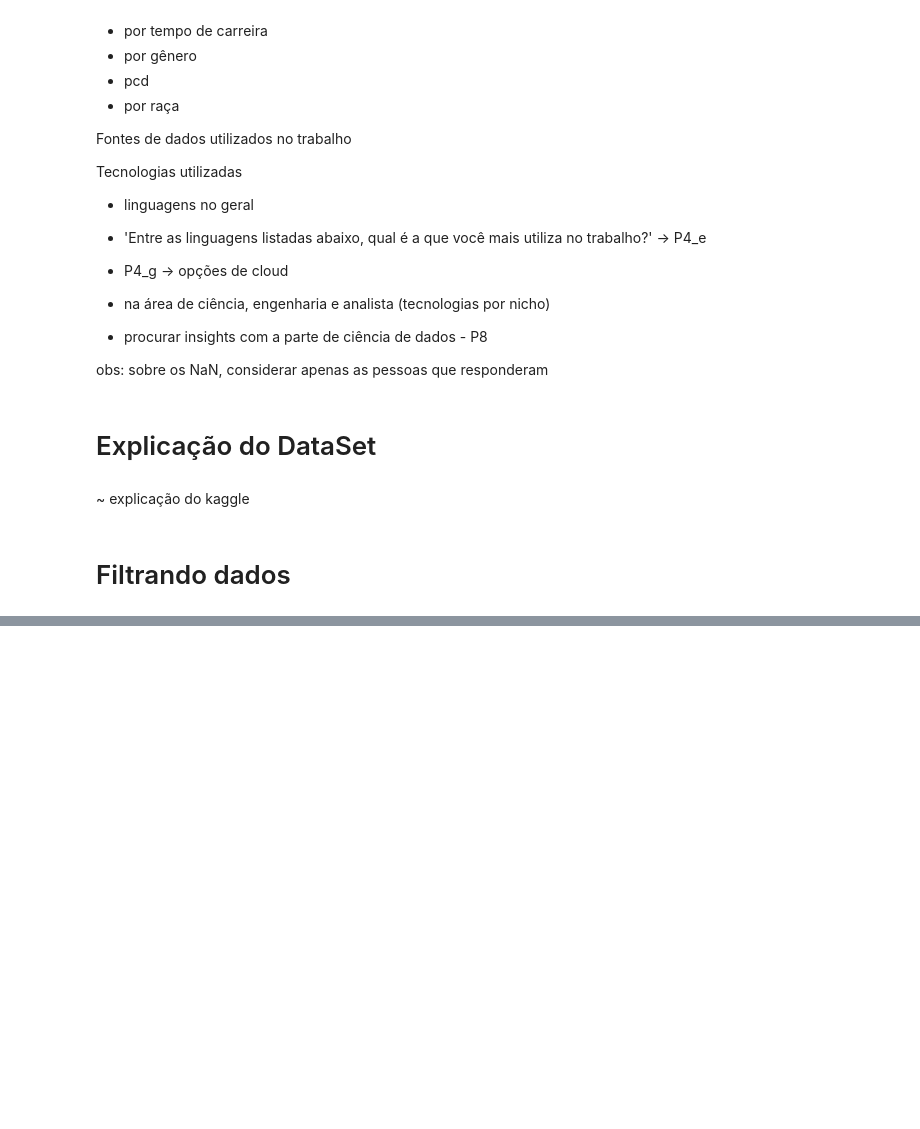
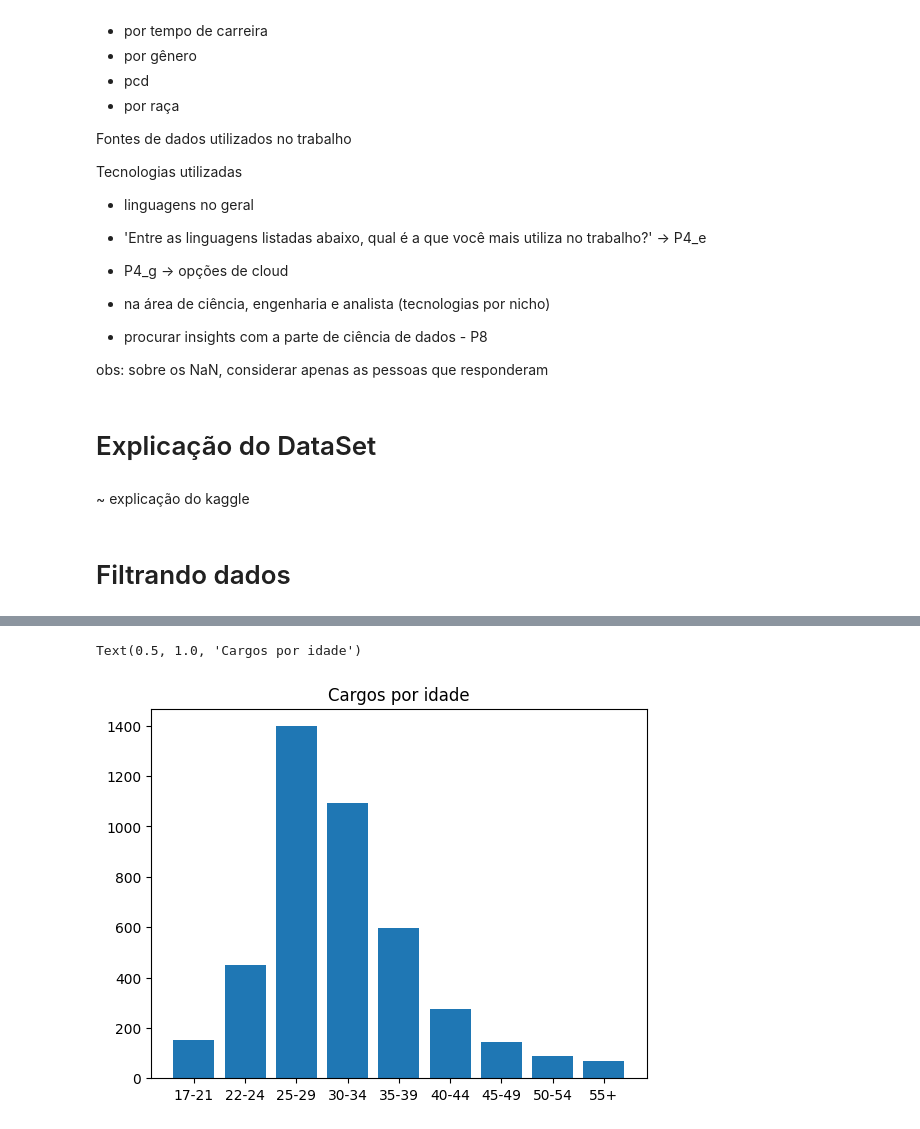
Before and after one commit to dallaqua/Trabalho_Santander_Coders_TPI, a Jupyter notebook: analise_mercado_dados_2022.ipynb, the cells around one changed output, grey strips where cells are left out. Saved outputs shown, nothing was run; the diff lists cells and outputs as text; code cells hidden in the pictures; blank space fills up the shorter version.

```diff
--- a/analise_mercado_dados_2022.ipynb
+++ b/analise_mercado_dados_2022.ipynb
@@ -304,0 +101,7 @@ Text(0, 0.5, 'Função')
+# %%
+plt.bar(data = parte_1, x = parte_1.groupby("('P1_a_1 ', 'Faixa idade')")["('P1_a_1 ', 'Faixa idade')"].count().index,
+        height = parte_1.groupby("('P1_a_1 ', 'Faixa idade')")["('P1_a_1 ', 'Faixa idade')"].count().values)
+plt.title('Cargos por idade')
+# %% [output]
+Text(0.5, 1.0, 'Cargos por idade')
+[figure, added]
```
Also changed, not shown: parts of 23 cells of this notebook.
